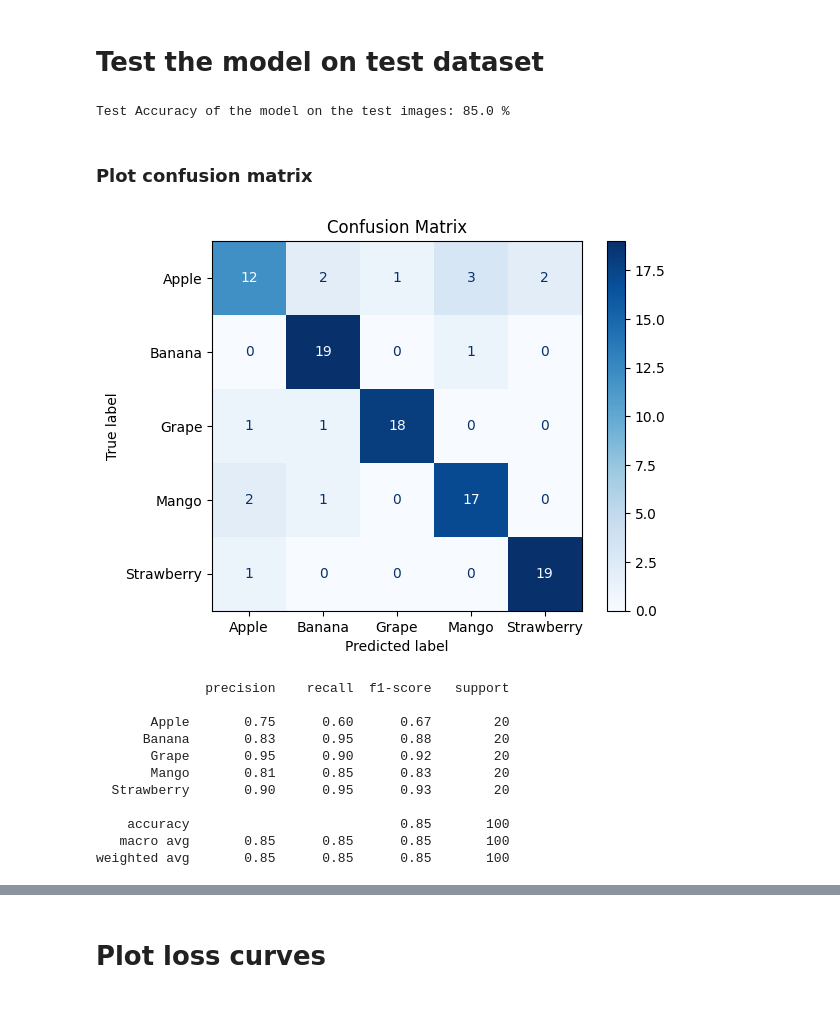
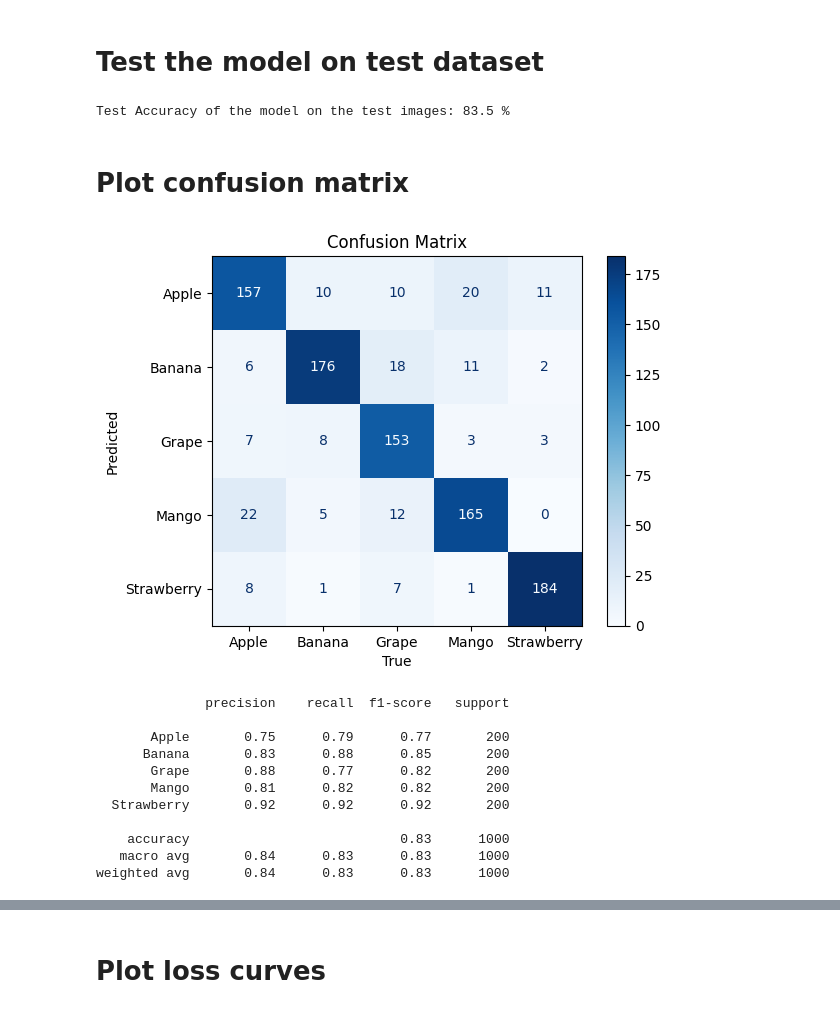
Before and after one commit to Kaspian24/FruitsRecognition, a Jupyter notebook: vgg16.ipynb, the cells around one changed output, grey strips where cells are left out. Saved outputs shown, nothing was run; the diff lists cells and outputs as text; code cells hidden in the pictures.

```diff
--- a/vgg16.ipynb
+++ b/vgg16.ipynb
@@ -183,5 +182,5 @@ optimizer = torch.optim.SGD(model.classifier.parameters(), lr=0.001, momentum=0.
 # %%
-num_epochs = 5
+num_epochs = 15
 train_losses = []
 valid_losses = []
 train_accuracies = []
@@ -256,28 +263,30 @@ with torch.no_grad():
         y_true.extend(labels.cpu().numpy())
     print('Test Accuracy of the model on the test images: {} %'.format(100 * correct / total))
 # %% [output]
-Test Accuracy of the model on the test images: 85.0 %
+Test Accuracy of the model on the test images: 83.5 %
 # %% [markdown]
-### Plot confusion matrix
+# Plot confusion matrix
 # %%
 # Confusion matrix
-cm = confusion_matrix(y_true, y_pred)
+cm = confusion_matrix(y_true, y_pred).T
 disp = ConfusionMatrixDisplay(confusion_matrix=cm, display_labels=CLASS_NAMES)
 disp.plot(cmap=plt.cm.Blues)
 plt.title('Confusion Matrix')
+plt.xlabel('True')
+plt.ylabel('Predicted')
 plt.show()
 
 print(classification_report(y_true, y_pred, target_names=CLASS_NAMES))
 # %% [output]
-[figure, old version]
+[figure, new version]
               precision    recall  f1-score   support
 
-       Apple       0.75      0.60      0.67        20
-      Banana       0.83      0.95      0.88        20
-       Grape       0.95      0.90      0.92        20
-       Mango       0.81      0.85      0.83        20
-  Strawberry       0.90      0.95      0.93        20
+       Apple       0.75      0.79      0.77       200
+      Banana       0.83      0.88      0.85       200
+       Grape       0.88      0.77      0.82       200
+       Mango       0.81      0.82      0.82       200
+  Strawberry       0.92      0.92      0.92       200
 
-    accuracy                           0.85       100
-   macro avg       0.85      0.85      0.85       100
-weighted avg       0.85      0.85      0.85       100
+    accuracy                           0.83      1000
+   macro avg       0.84      0.83      0.83      1000
+weighted avg       0.84      0.83      0.83      1000
```
Also changed, not shown: parts of 10 cells of this notebook, 21 other files.
